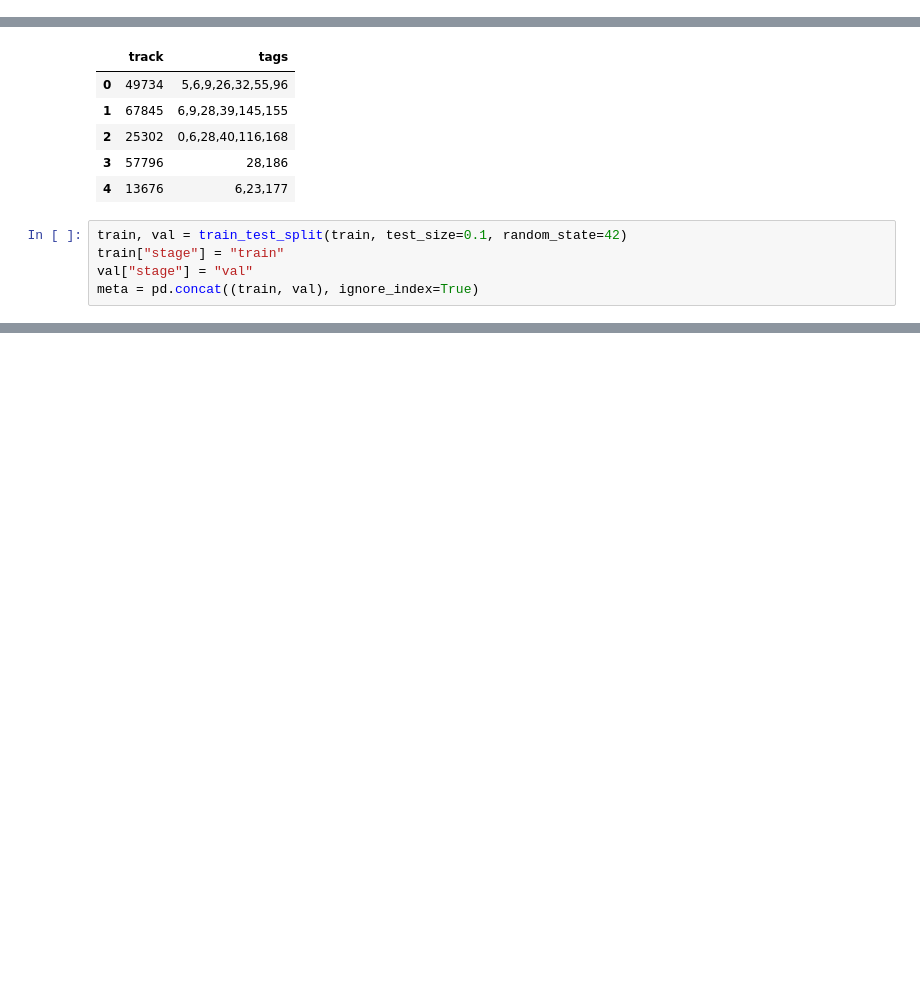
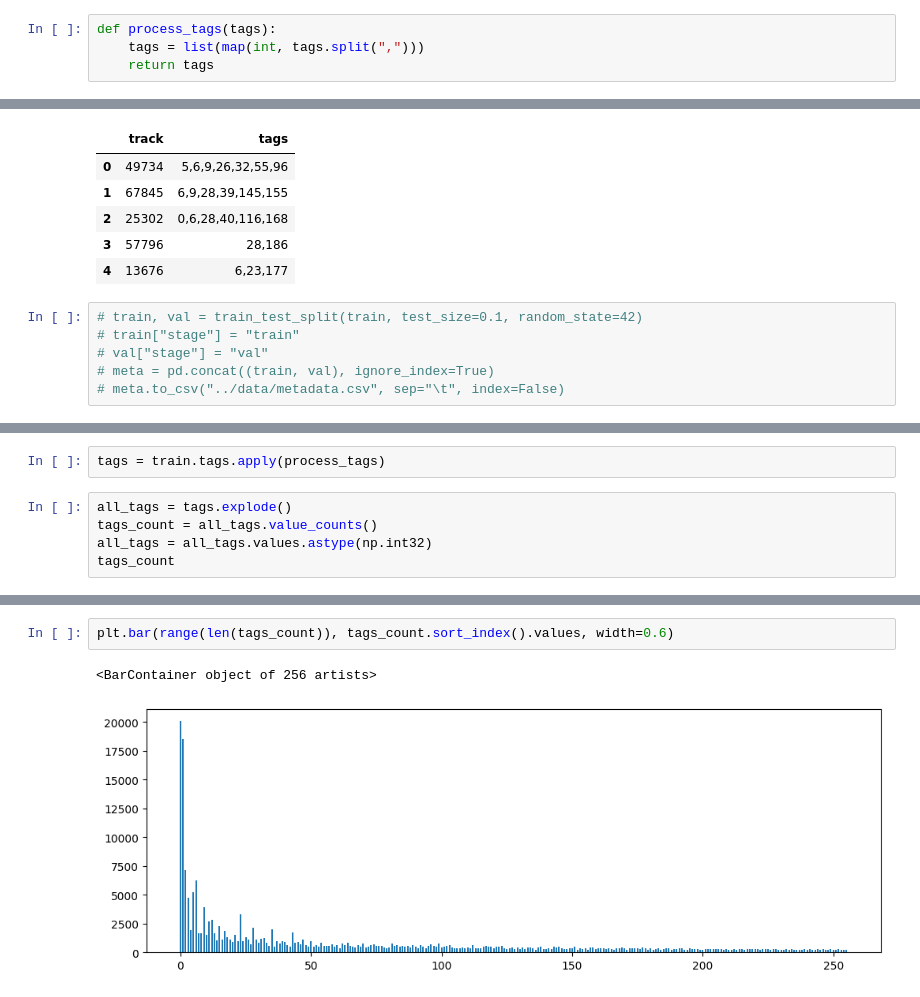
Before and after one commit to traptrip/yandex_cup_ml_2023, a Jupyter notebook: recsys/notebooks/eda.ipynb, the cells around one changed output, grey strips where cells are left out. Drawn from its saved outputs; the diff is of its cells as text; blank space fills up the shorter version.

```diff
--- a/recsys/notebooks/eda.ipynb
+++ b/recsys/notebooks/eda.ipynb
@@ -4,3 +21,7 @@ from sklearn.model_selection import train_test_split
+# %%
+def process_tags(tags):
+    tags = list(map(int, tags.split(",")))
+    return tags
 # %%
 train = pd.read_csv("../data/train.csv")
 test = pd.read_csv("../data/test.csv")
@@ -14,7 +35,8 @@ train.head()
 | 3 | 57796 | 28,186 |
 | 4 | 13676 | 6,23,177 |
 # %%
-train, val = train_test_split(train, test_size=0.1, random_state=42)
-train["stage"] = "train"
-val["stage"] = "val"
-meta = pd.concat((train, val), ignore_index=True)
+# train, val = train_test_split(train, test_size=0.1, random_state=42)
+# train["stage"] = "train"
+# val["stage"] = "val"
+# meta = pd.concat((train, val), ignore_index=True)
+# meta.to_csv("../data/metadata.csv", sep="\t", index=False)
@@ -22,0 +48,7 @@ meta.to_csv("../data/metadata.csv", sep="\t", index=False)
+# %%
+tags = train.tags.apply(process_tags)
+# %%
+all_tags = tags.explode()
+tags_count = all_tags.value_counts()
+all_tags = all_tags.values.astype(np.int32)
+tags_count
@@ -22,0 +96,5 @@ meta.to_csv("../data/metadata.csv", sep="\t", index=False)
+# %%
+plt.bar(range(len(tags_count)), tags_count.sort_index().values, width=0.6)
+# %% [output]
+<BarContainer object of 256 artists>
+[figure, added]
```
Also changed, not shown: parts of 25 cells of this notebook, 32 other files.
